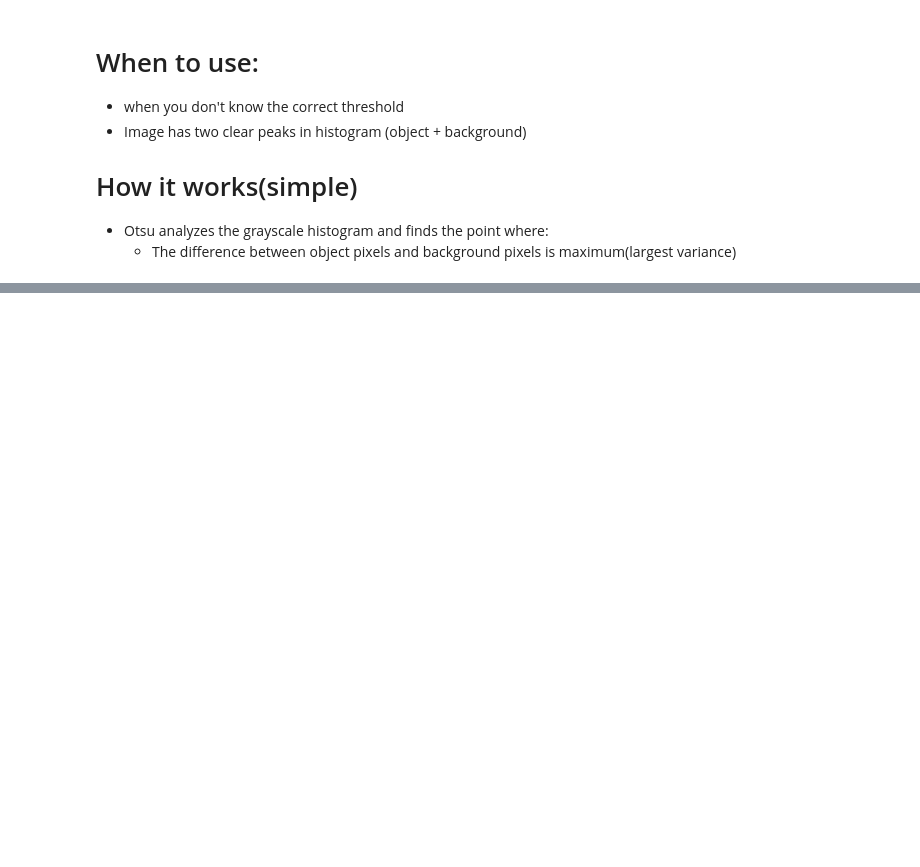
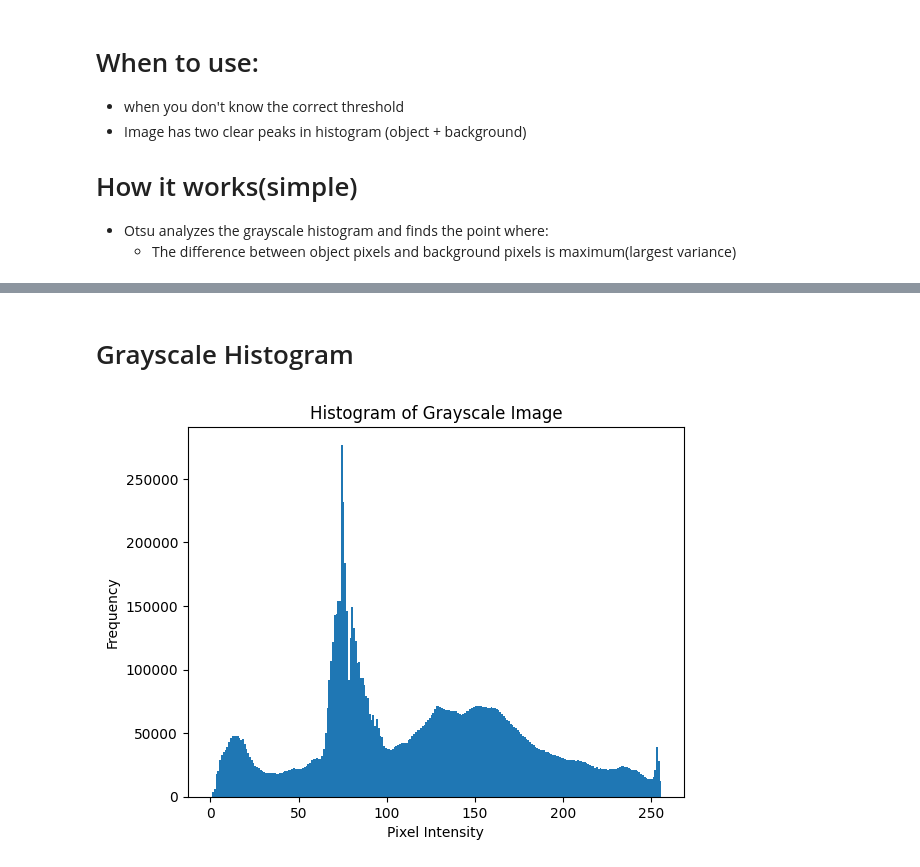
Before and after one commit to LAFFI01/Computer_Vision, a Jupyter notebook: Image_processing/main.ipynb, the cells around one changed output, grey strips where cells are left out. Drawn from its saved outputs; the diff is of its cells as text; code cells hidden in the pictures; blank space fills up the shorter version.

Commit message:
Added_cv-Events,drawing_shapes_and_text,color_correction,sharpness_enhanceing,histogram_equalization,color_histogram,grayscale_histogram,otsu's_thresholding,slicing,saving,fliping

```diff
--- a/Image_processing/main.ipynb
+++ b/Image_processing/main.ipynb
@@ -410,0 +467,11 @@ cv2.destroyAllWindows()
+# %% [markdown]
+# Grayscale Histogram
+# %%
+import matplotlib.pyplot as plt
+plt.hist(gray.ravel(),256,[0,256])
+plt.title("Histogram of Grayscale Image")
+plt.xlabel("Pixel Intensity")
+plt.ylabel("Frequency")
+plt.show()
+# %% [output]
+[figure, added]
```
Also changed, not shown: parts of 22 cells of this notebook.
